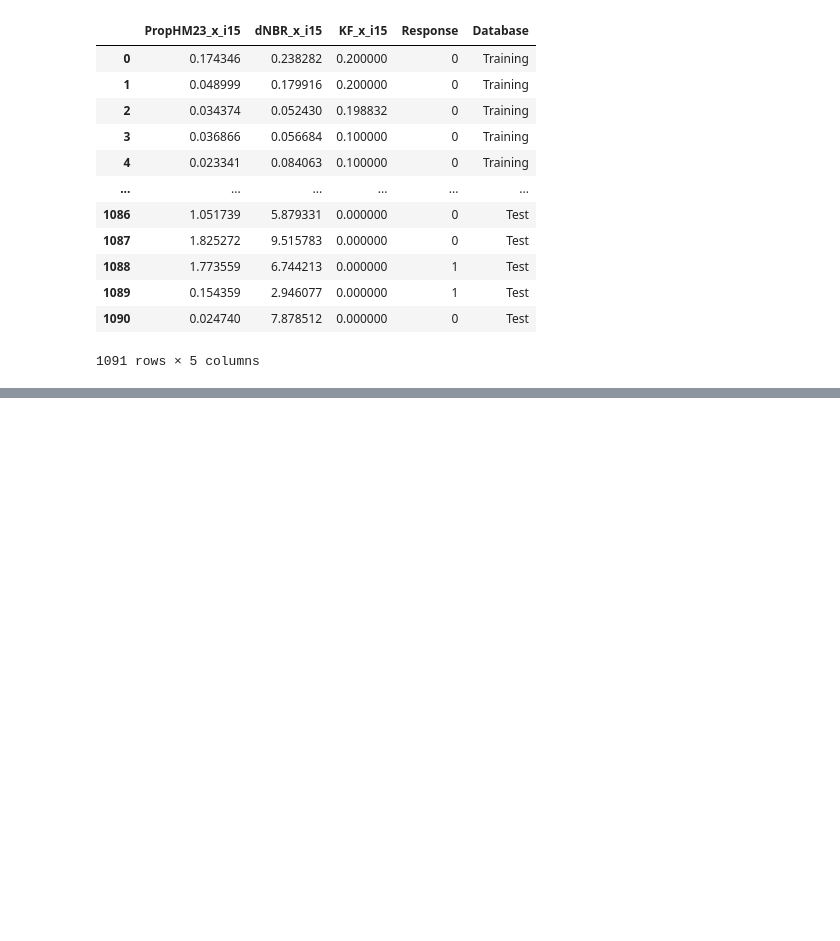
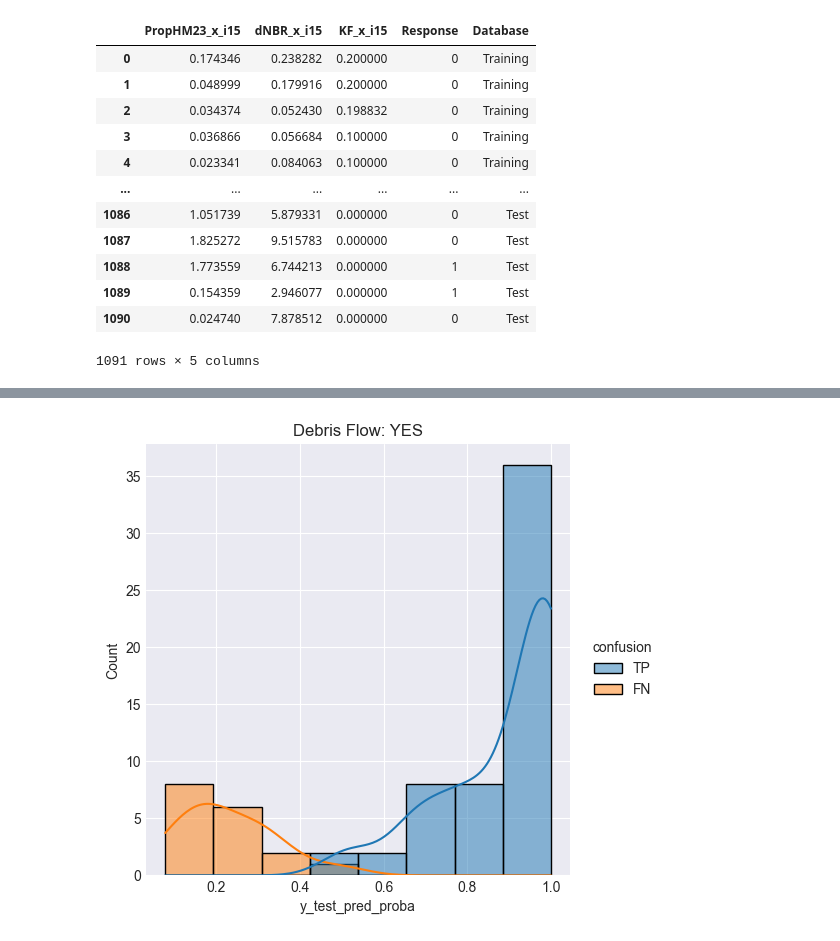
Before and after one commit to gojandrooo/DSE-Capstone, a Jupyter notebook: notebooks/03_ML_models/01_Model Evaluation - ST16 and Random Forest.ipynb, the cells around one changed output, grey strips where cells are left out. Saved outputs shown, nothing was run; the diff lists cells and outputs as text; code cells hidden in the pictures; blank space fills up the shorter version.

```diff
--- a/notebooks/03_ML_models/01_Model Evaluation - ST16 and Random Forest.ipynb
+++ b/notebooks/03_ML_models/01_Model Evaluation - ST16 and Random Forest.ipynb
@@ -528,0 +279,13 @@ F1 Score (test): 0.7010309278350515
+# %%
+# records were there was actually YES debris flow
+subset = ['TP', 'FN']
+flows = test_assess[test_assess['confusion'].isin(subset)]
+
+# records were there was actually NO debris flow
+subset = ['TN', 'FP']
+no_flows = test_assess[test_assess['confusion'].isin(subset)]
+# %%
+sns.displot(data=flows, x='y_test_pred_proba', hue='confusion', kde=True);
+plt.title('Debris Flow: YES');
+# %% [output]
+[figure, added]
```
Also changed, not shown: parts of 54 cells of this notebook, 4 other files.
